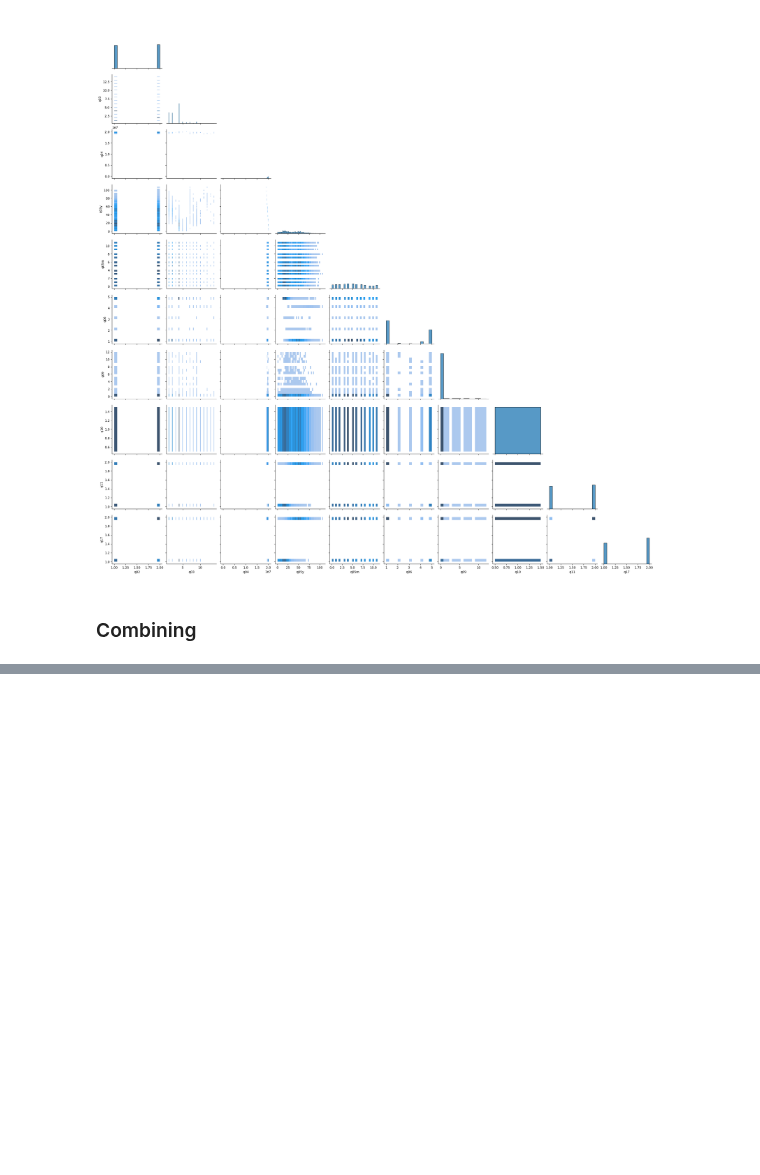
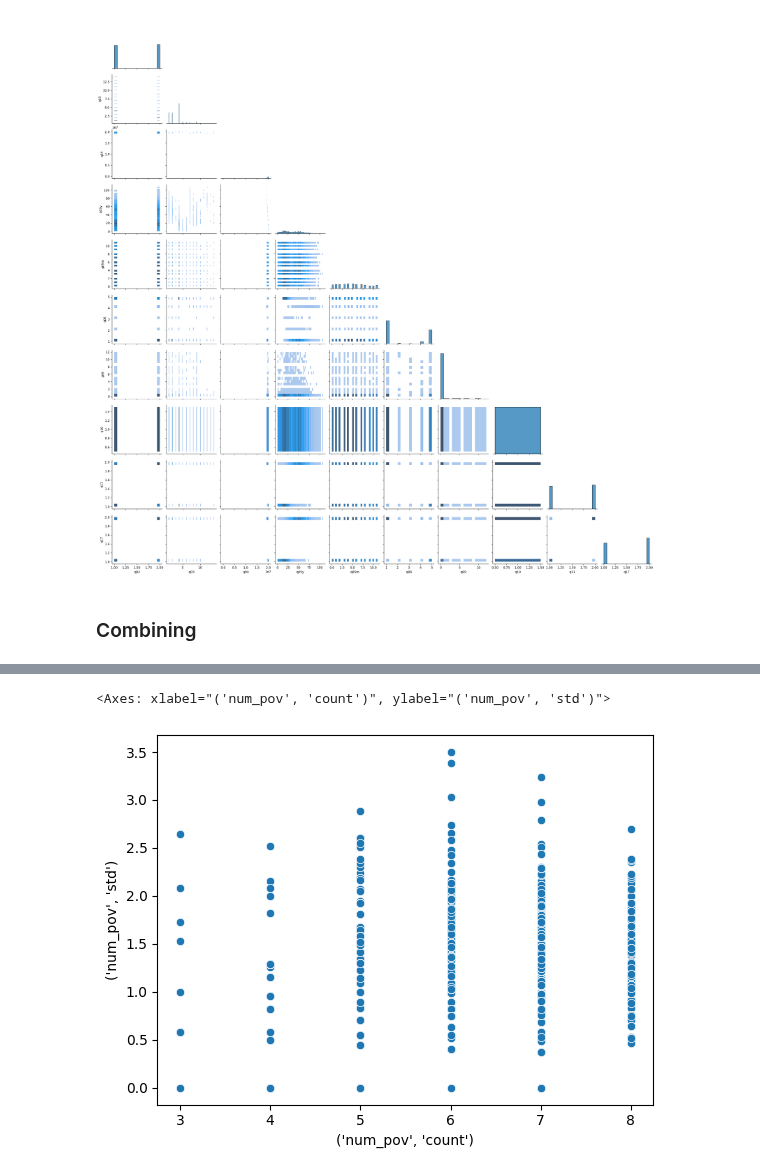
Before and after one commit to BorisLeung/STA841Kaggle, a Jupyter notebook: eda.ipynb, the cells around one changed output, grey strips where cells are left out. Drawn from its saved outputs; the diff is of its cells as text; code cells hidden in the pictures; blank space fills up the shorter version.

```diff
--- a/eda.ipynb
+++ b/eda.ipynb
@@ -206,0 +274,17 @@ sns.pairplot(doi, kind="hist", corner=True)
+# %%
+combined_train_with_num_pov[["psu", "hh", "idcode"]] = (
+    combined_train_with_num_pov["psu_hh_idcode"].str.split("_", expand=True).astype(int)
+)
+
+by_psu_stats = (
+    combined_train_with_num_pov[["psu", "num_pov"]]
+    .groupby("psu")
+    .agg(["mean", "count", "std"])
+)
+# by_hh_stats = combined_train_with_num_pov[["psu", "hh", "num_pov"]].groupby(["psu", "hh"]).agg(["mean", "count", "std"])
+# by_psu_stats.describe()
+
+sns.scatterplot(data=by_psu_stats, x=("num_pov", "count"), y=("num_pov", "std"))
+# %% [output]
+<Axes: xlabel="('num_pov', 'count')", ylabel="('num_pov', 'std')">
+[figure, added]
```
Also changed, not shown: parts of 9 cells of this notebook.
